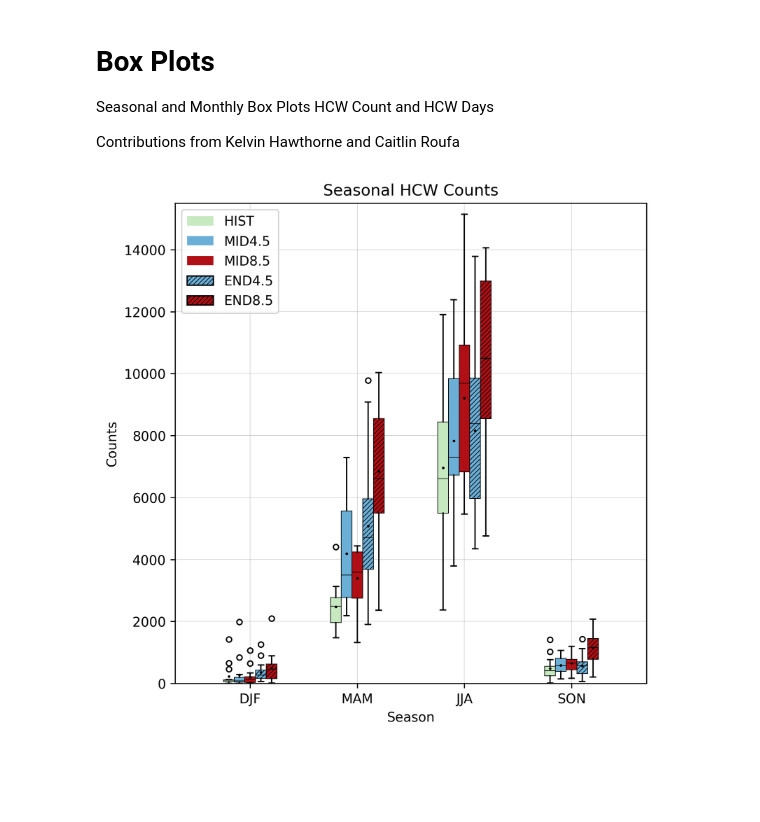
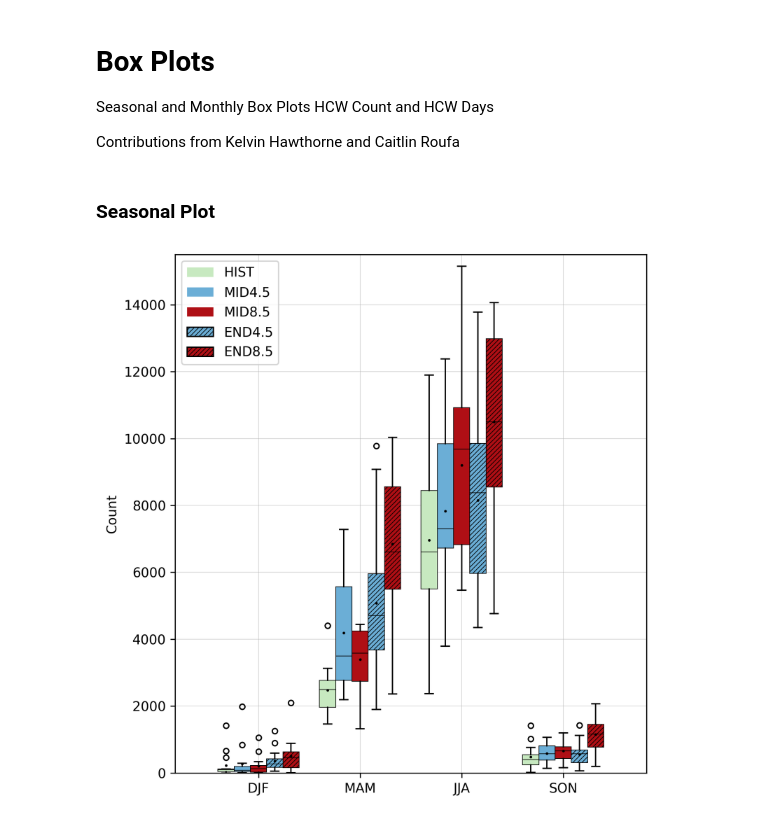
Before and after one commit to caitroufa/SYN_SERV, a Jupyter notebook: Code/Box_Plot_Month_Seasonal.ipynb, the cells around one changed output. Saved outputs shown, nothing was run; the diff lists cells and outputs as text; code cells hidden in the pictures; blank space fills up the shorter version.

```diff
--- a/Code/Box_Plot_Month_Seasonal.ipynb
+++ b/Code/Box_Plot_Month_Seasonal.ipynb
@@ -87,11 +92,13 @@ for name, path in paths.items():
 meanpointprops = dict(marker='.', markeredgecolor='black',
                       markerfacecolor='black', markersize=2)
 fliercircleprops  = dict(marker="o", markersize=4)
+# %% [markdown]
+### Seasonal Plot
 # %%
 fig, ax = plt.subplots(figsize=(6, 6), dpi=300)
 
 # Plot data grouped by season
-width = 0.10  # width of the box plots
+width = 0.16  # width of the box plots
 median_positions = []  # Initialize empty list to store median positions and values
 median_value = np.median(season_data)
 for idx, season in enumerate(seasons):
@@ -131,34 +138,34 @@ for idx, season in enumerate(seasons):
 #                 median.set_linewidth(2)
 
 #             q1 = np.percentile(data, 25)
 #             q3 = np.percentile(data, 75)
 #             iqr = q3 - q1
 #             lower_whisker = q1 - 1.5 * iqr
 #             upper_whisker = q3 + 1.5 * iqr
 
 #             # Define low and high outliers as min and max values within the data outside whiskers
 #             low_outlier = data[data < lower_whisker].min()
 #             high_outlier = data[data > upper_whisker].max()
 
 #             if not np.isnan(low_outlier):
 #                 ax.scatter(position, low_outlier, color='blue', zorder=3)  # Plot low outlier in blue
 #             if not np.isnan(high_outlier):
 #                 ax.scatter(position, high_outlier, color='red', zorder=3)  # Plot high outlier in red
 
-ax.set_title('Seasonal HCW Counts')
-ax.set_ylabel('Counts')
-ax.set_xlabel('Season')
+# ax.set_title('Seasonal SCW Counts')
+ax.set_ylabel('Count')
+# ax.set_xlabel('Season')
 ax.set_xticks(np.arange(len(seasons)))
 ax.set_xticklabels(seasons)
 ax.legend(handles=legend_handles, title="", loc='upper left')
 ax.set_ylim(0,15500)
 
 plt.tight_layout()
 plt.margins(0,0)
 plt.grid(lw=0.5, alpha=0.5, zorder=0.1)
 
 plt.savefig('../Plots/Botplot_Seasonal_Count.png',format='png', dpi=500, bbox_inches="tight")
 
 plt.show()
 # %% [output]
-[figure, old version]
+[figure, new version]
```
Also changed, not shown: parts of 12 cells of this notebook.
